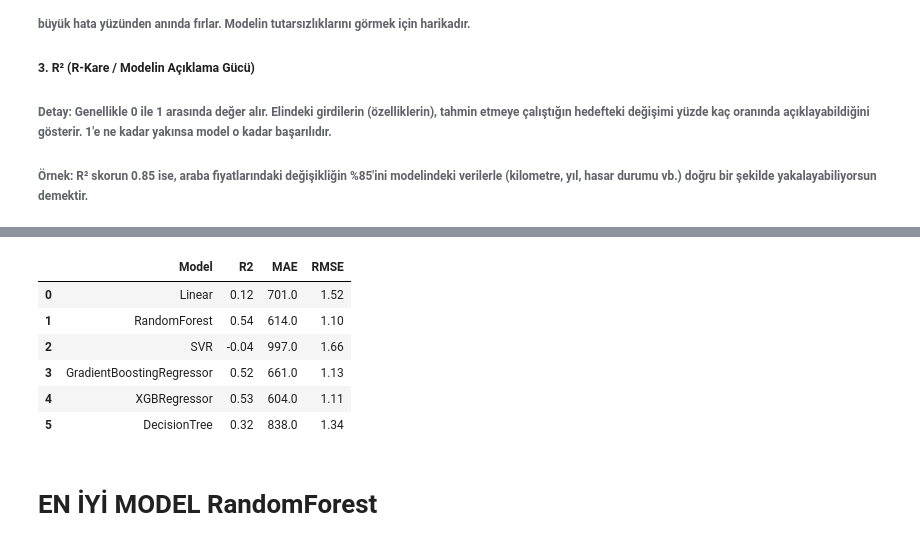
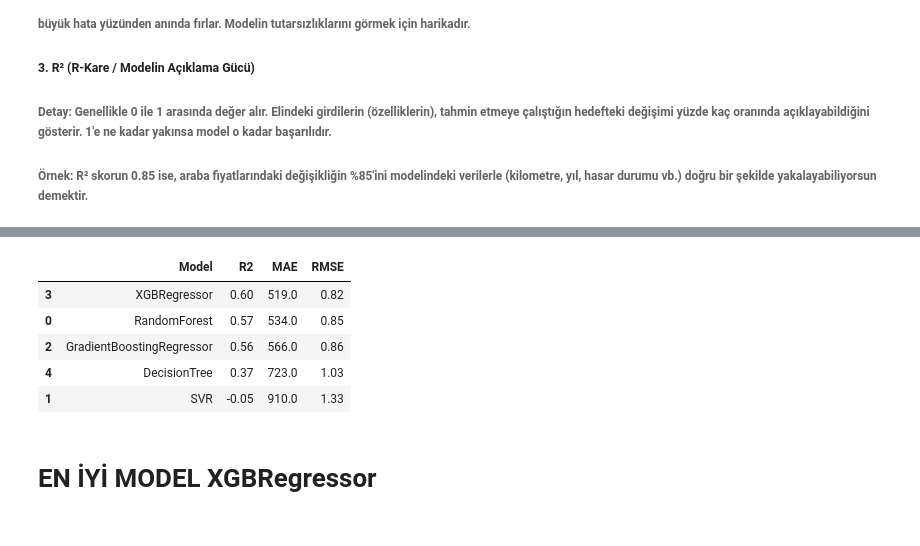
Before and after one commit to Yapay-zeka-dersi-projesi/Ev_fiyat_tahmin_sistemi, a Jupyter notebook: model.ipynb, the cells around one changed output, grey strips where cells are left out. Saved outputs shown, nothing was run; the diff lists cells and outputs as text; code cells hidden in the pictures.

Commit message:
- veri temizleme iyileştirildi

```diff
--- a/model.ipynb
+++ b/model.ipynb
@@ -72,8 +72,8 @@ Scaling gerekmeyen modeller:
 # %%
 sc = StandardScaler()
 
-x_train = sc.fit_transform(x_train)
-x_test = sc.transform(x_test)
+x_train_scaled = sc.fit_transform(x_train)
+x_test_scaled = sc.transform(x_test)
 # %% [markdown]
 ## Model oluşturma
 # %% [markdown]
@@ -110,7 +110,6 @@ import numpy as np
 ###### Örnek: R² skorun 0.85 ise, araba fiyatlarındaki değişikliğin %85'ini modelindeki verilerle (kilometre, yıl, hasar durumu vb.) doğru bir şekilde yakalayabiliyorsun demektir.
 # %%
 models = {
-    "Linear": LinearRegression(),
     "RandomForest": RandomForestRegressor(),
     "SVR" : SVR(),
     "GradientBoostingRegressor" : GradientBoostingRegressor(),
@@ -122,47 +121,52 @@ results = []
 
 for name, model in models.items():
 
-    model.fit(x_train, y_train)
-    y_pred = model.predict(x_test)
+    # SVR scaled veri kullanır
+    if name in ["SVR"]:
+        model.fit(x_train_scaled, y_train)
+        y_pred = model.predict(x_test_scaled)
+    else:
+        model.fit(x_train, y_train)
+        y_pred = model.predict(x_test)
 
     r2 = r2_score(y_test, y_pred)
-    mae = mean_absolute_error(y_test,y_pred)
-    mse = mean_squared_error(y_test,y_pred)
-    rmse = np.sqrt(mse)
+    mae = mean_absolute_error(y_test, y_pred)
+    rmse = np.sqrt(mean_squared_error(y_test, y_pred))
 
     results.append([
-    name,
-    round(r2,2),
-    round(mae/1000,0),
-    round(rmse/1000000,2)
-])
+        name,
+        round(r2,2),
+        round(mae/1000,0),
+        round(rmse/1000000,2)
+    ])
+
     print(f"{name} R2: {r2:.2f}")
     print(f"{name} MAE: {mae/1000:.0f}k")
     print(f"{name} RMSE: {rmse/1000000:.2f}M")
+    print("----------------------")
 
-# Dt for visulation
 
+# Decision Tree (ayrı tutmana gerek yok ama kalsın)
 dt = DecisionTreeRegressor(max_depth=3)
 dt.fit(x_train, y_train)
 dt_pred = dt.predict(x_test)
 
 r2 = r2_score(y_test, dt_pred)
-mae = mean_absolute_error(y_test,dt_pred)
-mse = mean_squared_error(y_test,dt_pred)
-rmse = np.sqrt(mse)
-
-print(f"DecisionTree R2: {r2:.2f}")
-print(f"DecisionTree MAE: {mae/1000:.0f}k")
-print(f"DecisionTree RMSE: {rmse/1000000:.2f}M")
+mae = mean_absolute_error(y_test, dt_pred)
+rmse = np.sqrt(mean_squared_error(y_test, dt_pred))
 
 results.append([
-"DecisionTree",
-round(r2,2),
-round(mae/1000,0),
-round(rmse/1000000,2)])
+    "DecisionTree",
+    round(r2,2),
+    round(mae/1000,0),
+    round(rmse/1000000,2)
+])
 
-
+# DataFrame
 results_df = pd.DataFrame(results, columns=["Model","R2","MAE","RMSE"])
 
+# Sırala
+results_df = results_df.sort_values(by="R2", ascending=False)
+
 results_df
 # %% [output]
@@ -187,10 +189,9 @@ DecisionTree RMSE: 1.34M
 |  | Model | R2 | MAE | RMSE |
-| 0 | Linear | 0.12 | 701.0 | 1.52 |
-| 1 | RandomForest | 0.54 | 614.0 | 1.10 |
-| 2 | SVR | -0.04 | 997.0 | 1.66 |
-| 3 | GradientBoostingRegressor | 0.52 | 661.0 | 1.13 |
-| 4 | XGBRegressor | 0.53 | 604.0 | 1.11 |
-| 5 | DecisionTree | 0.32 | 838.0 | 1.34 |
+| 3 | XGBRegressor | 0.60 | 519.0 | 0.82 |
+| 0 | RandomForest | 0.57 | 534.0 | 0.85 |
+| 2 | GradientBoostingRegressor | 0.56 | 566.0 | 0.86 |
+| 4 | DecisionTree | 0.37 | 723.0 | 1.03 |
+| 1 | SVR | -0.05 | 910.0 | 1.33 |
 # %% [markdown]
-# EN İYİ MODEL RandomForest
+# EN İYİ MODEL XGBRegressor
 # %%
```
Also changed, not shown: parts of 4 cells of this notebook, 3 other files.
